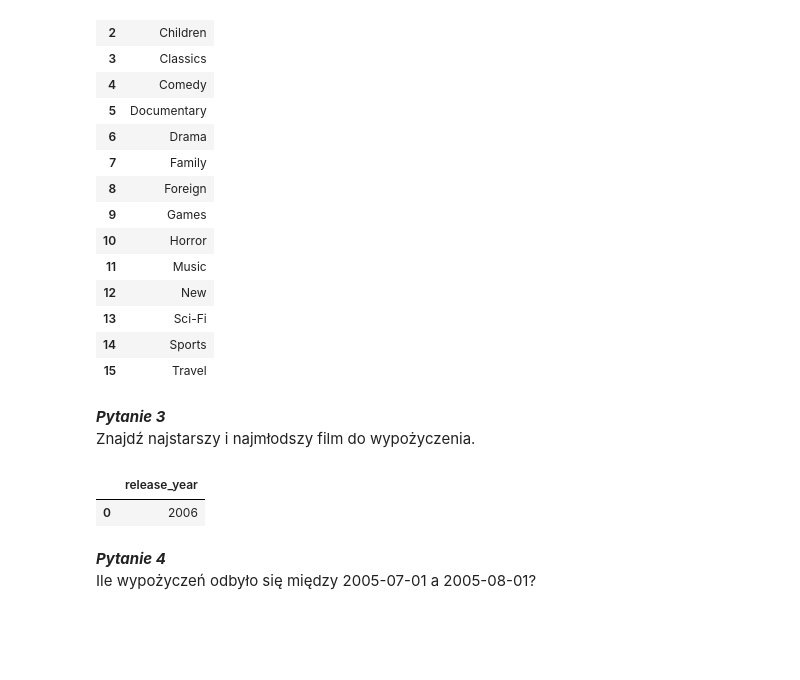
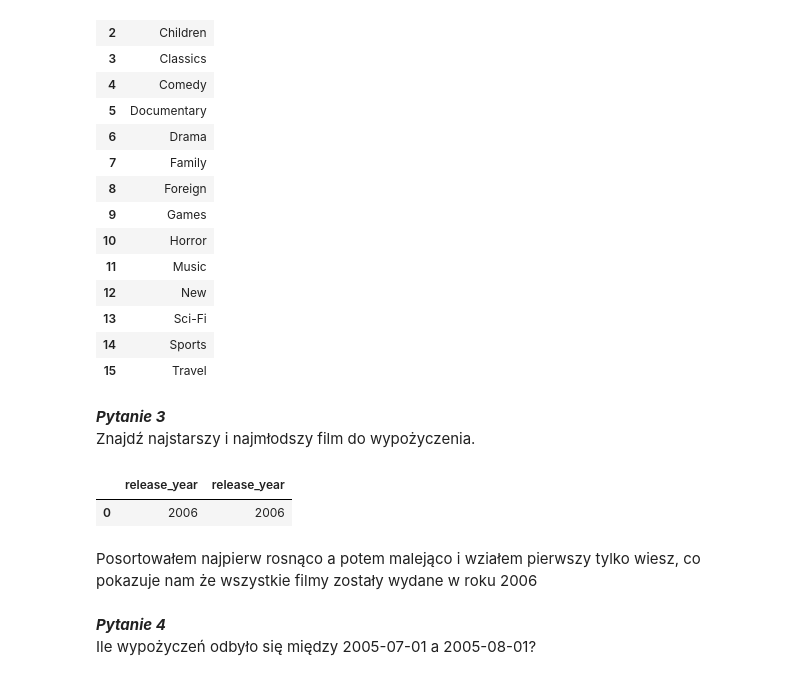
Before and after one commit to MarekBor1/AiBDlab, a Jupyter notebook: lab2/lab2.ipynb, the cells around one changed output. Cells and saved outputs as stored; diff of their text form; code cells hidden in the pictures; blank space fills up the shorter version.

```diff
--- a/lab2/lab2.ipynb
+++ b/lab2/lab2.ipynb
@@ -49,12 +49,22 @@ df1
 # %% [markdown]
 ***Pytanie 3***<br />
 Znajdź najstarszy i najmłodszy film do wypożyczenia.
-# %%
-df2 = pd.read_sql('select distinct release_year from film order by release_year ASC ', con=connection_sqlalchemy)
-df2
-# %% [output]
-|  | release_year |
-| 0 | 2006 |
+# %%
+query = '''
+select release_year , release_year
+from film
+ORDER BY
+   release_year ASC,
+   release_year DESC
+LIMIT 1;
+'''
+df = pd.read_sql(query, con=connection_sqlalchemy)
+df
+# %% [output]
+|  | release_year | release_year |
+| 0 | 2006 | 2006 |
+# %% [markdown]
+Posortowałem najpierw rosnąco a potem malejąco i wziałem pierwszy tylko wiesz, co pokazuje nam że wszystkie filmy zostały wydane w roku 2006
 # %% [markdown]
 ***Pytanie 4***<br />
 Ile wypożyczeń odbyło się między 2005-07-01 a 2005-08-01?
```
